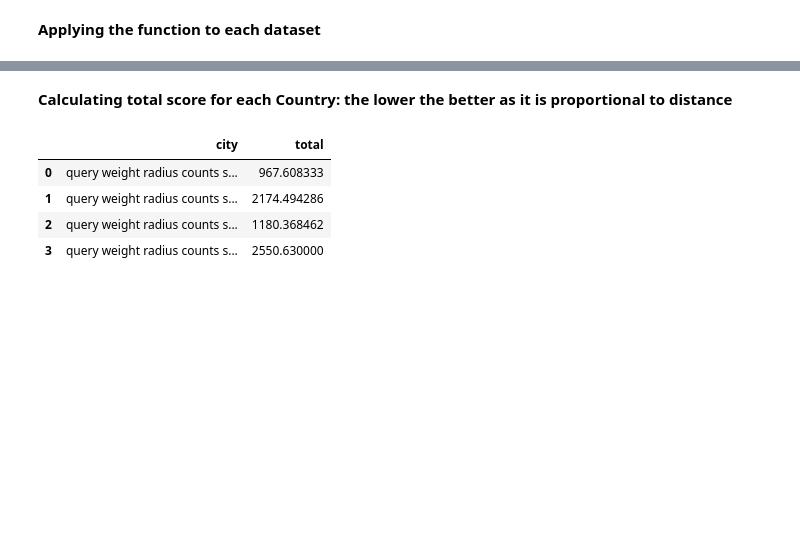
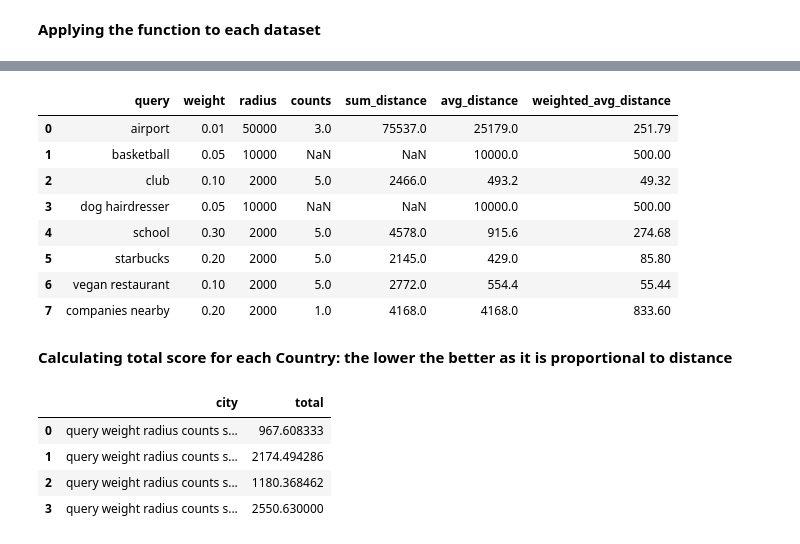
Before and after one commit to mplanasgit/project-3, a Jupyter notebook: comparing.ipynb, the cells around one changed output, grey strips where cells are left out. Saved outputs shown, nothing was run; the diff lists cells and outputs as text; code cells hidden in the pictures; blank space fills up the shorter version.

```diff
--- a/comparing.ipynb
+++ b/comparing.ipynb
@@ -466,3 +472,15 @@ london_t = createTableCity(london, london_companies_dist)
+# %%
+london_t
+# %% [output]
+|  | query | weight | radius | counts | sum_distance | avg_distance | weighted_avg_distance |
+| 0 | airport | 0.01 | 50000 | 3.0 | 75537.0 | 25179.0 | 251.79 |
+| 1 | basketball | 0.05 | 10000 | NaN | NaN | 10000.0 | 500.00 |
+| 2 | club | 0.10 | 2000 | 5.0 | 2466.0 | 493.2 | 49.32 |
+| 3 | dog hairdresser | 0.05 | 10000 | NaN | NaN | 10000.0 | 500.00 |
+| 4 | school | 0.30 | 2000 | 5.0 | 4578.0 | 915.6 | 274.68 |
+| 5 | starbucks | 0.20 | 2000 | 5.0 | 2145.0 | 429.0 | 85.80 |
+| 6 | vegan restaurant | 0.10 | 2000 | 5.0 | 2772.0 | 554.4 | 55.44 |
+| 7 | companies nearby | 0.20 | 2000 | 1.0 | 4168.0 | 4168.0 | 833.60 |
 # %% [markdown]
 **Calculating total score for each Country: the lower the better as it is proportional to distance**
 # %%
```
Also changed, not shown: parts of 41 cells of this notebook, 10 other files.
